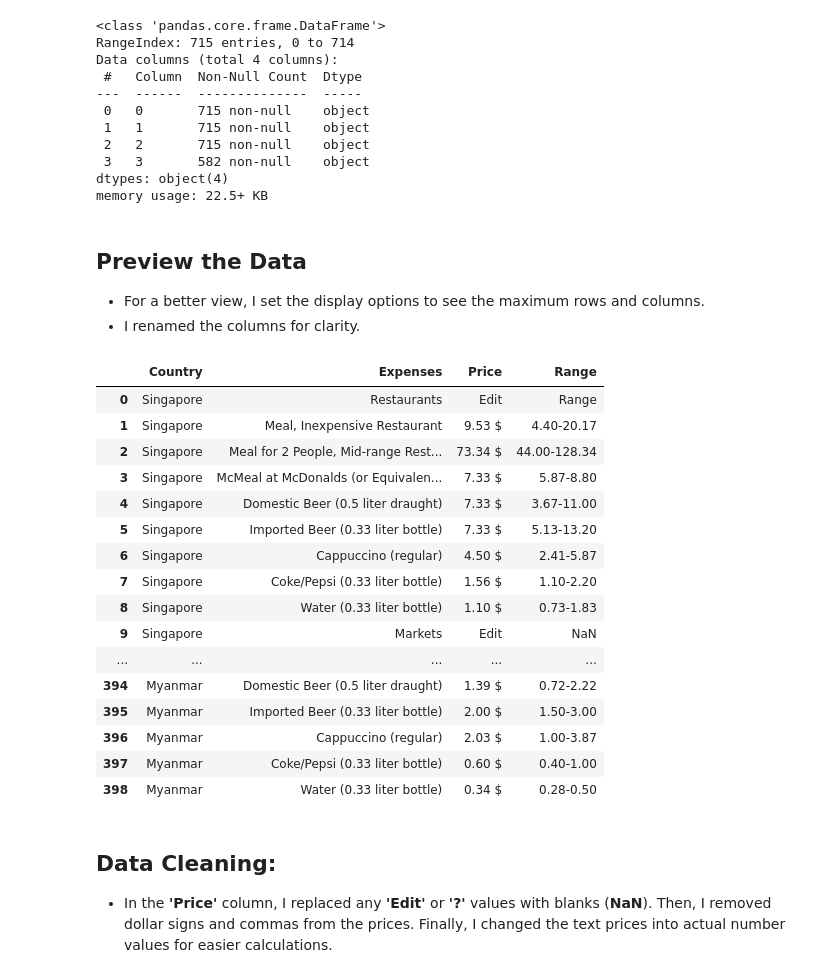
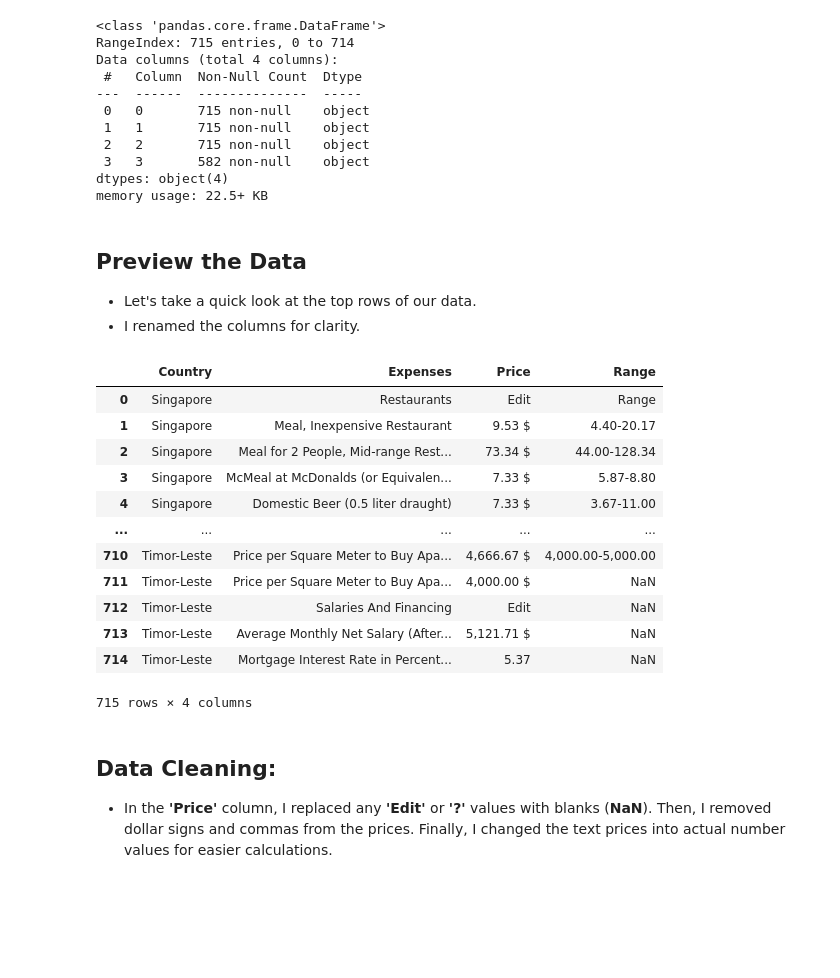
Before and after one commit to MihaiCroitoru12/nomad-in-asia, a Jupyter notebook: numbeo_data_cleaning.ipynb, the cells around one changed output. Cells and saved outputs as stored; diff of their text form; code cells hidden in the pictures; blank space fills up the shorter version.

Commit message:
update numbeo_data_cleaning.ipynb with recent changes

```diff
--- a/numbeo_data_cleaning.ipynb
+++ b/numbeo_data_cleaning.ipynb
@@ -27,4 +27,4 @@ import numpy as np
 
 * We will load the data from the CSV file into a Pandas DataFrame for easy manipulation.
 # %%
-df = pd.read_csv("C:\\Users\\mihai.croitoru\\Desktop\\Nomads in Asia\\WS_Numbeo\\numbeo_data_usd.csv")
+df = pd.read_csv("C:\\Users\\LEGION\\Desktop\\Nomads in Asia\\WS_Numbeo\\numbeo_data_usd.csv")
@@ -56,31 +45,26 @@ memory usage: 22.5+ KB
 # %% [markdown]
 ## Preview the Data
 
-* For a better view, I set the display options to see the maximum rows and columns.
+* Let's take a quick look at the top rows of our data.
 * I renamed the columns for clarity.
 # %%
-pd.set_option('display.max_rows', 715)
-pd.set_option('display.max_columns', 7)
+df.head(10)
 df.columns = ['Country', 'Expenses', 'Price', 'Range']
 df
 # %% [output]
 |  | Country | Expenses | Price | Range |
 | 0 | Singapore | Restaurants | Edit | Range |
 | 1 | Singapore | Meal, Inexpensive Restaurant | 9.53 $ | 4.40-20.17 |
 | 2 | Singapore | Meal for 2 People, Mid-range Rest... | 73.34 $ | 44.00-128.34 |
 | 3 | Singapore | McMeal at McDonalds (or Equivalen... | 7.33 $ | 5.87-8.80 |
 | 4 | Singapore | Domestic Beer (0.5 liter draught) | 7.33 $ | 3.67-11.00 |
-| 5 | Singapore | Imported Beer (0.33 liter bottle) | 7.33 $ | 5.13-13.20 |
-| 6 | Singapore | Cappuccino (regular) | 4.50 $ | 2.41-5.87 |
-| 7 | Singapore | Coke/Pepsi (0.33 liter bottle) | 1.56 $ | 1.10-2.20 |
-| 8 | Singapore | Water (0.33 liter bottle) | 1.10 $ | 0.73-1.83 |
-| 9 | Singapore | Markets | Edit | NaN |
 | ... | ... | ... | ... | ... |
-| 394 | Myanmar | Domestic Beer (0.5 liter draught) | 1.39 $ | 0.72-2.22 |
-| 395 | Myanmar | Imported Beer (0.33 liter bottle) | 2.00 $ | 1.50-3.00 |
-| 396 | Myanmar | Cappuccino (regular) | 2.03 $ | 1.00-3.87 |
-| 397 | Myanmar | Coke/Pepsi (0.33 liter bottle) | 0.60 $ | 0.40-1.00 |
-| 398 | Myanmar | Water (0.33 liter bottle) | 0.34 $ | 0.28-0.50 |
+| 710 | Timor-Leste | Price per Square Meter to Buy Apa... | 4,666.67 $ | 4,000.00-5,000.00 |
+| 711 | Timor-Leste | Price per Square Meter to Buy Apa... | 4,000.00 $ | NaN |
+| 712 | Timor-Leste | Salaries And Financing | Edit | NaN |
+| 713 | Timor-Leste | Average Monthly Net Salary (After... | 5,121.71 $ | NaN |
+| 714 | Timor-Leste | Mortgage Interest Rate in Percent... | 5.37 | NaN |
+715 rows × 4 columns
 # %% [markdown]
 ## Data Cleaning:
 
```
Also changed, not shown: parts of 2 cells of this notebook.
